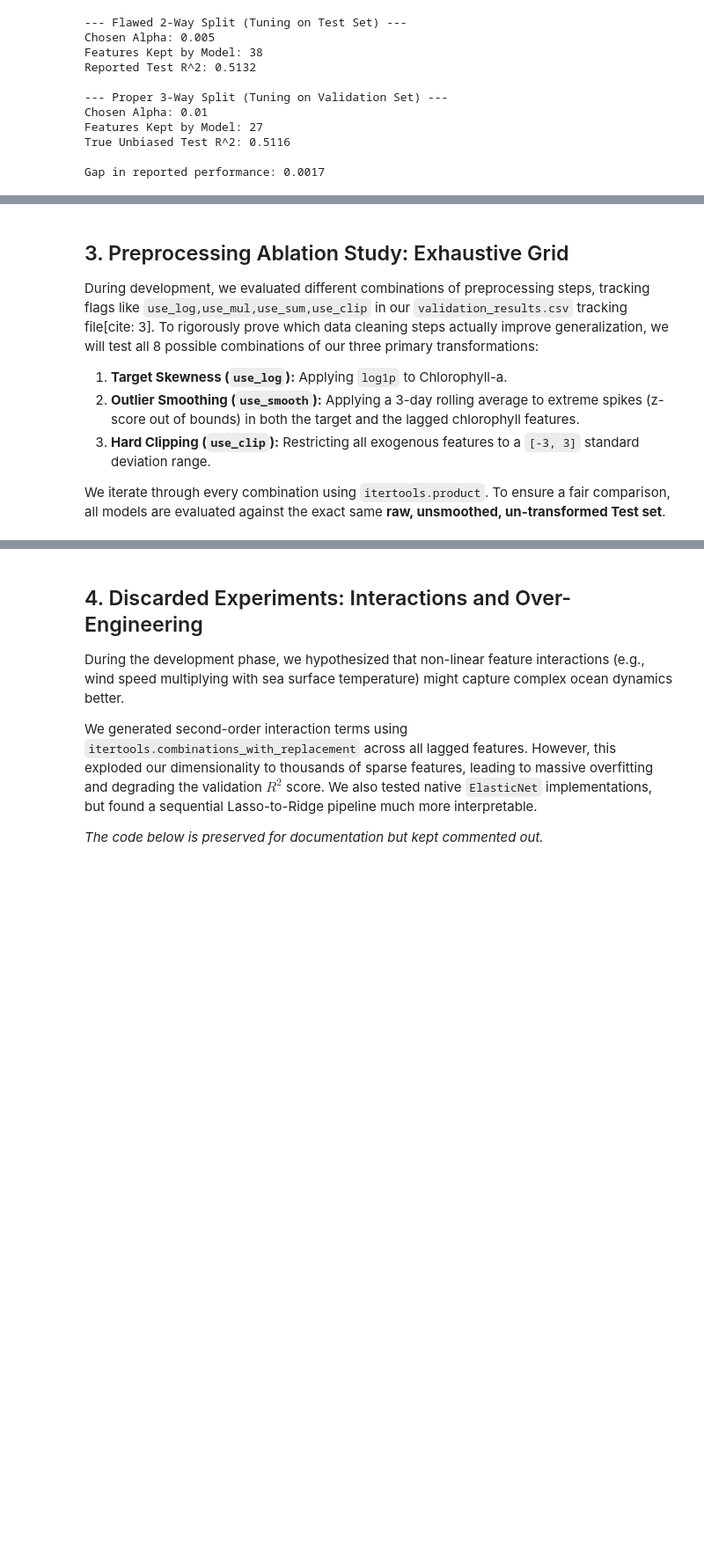
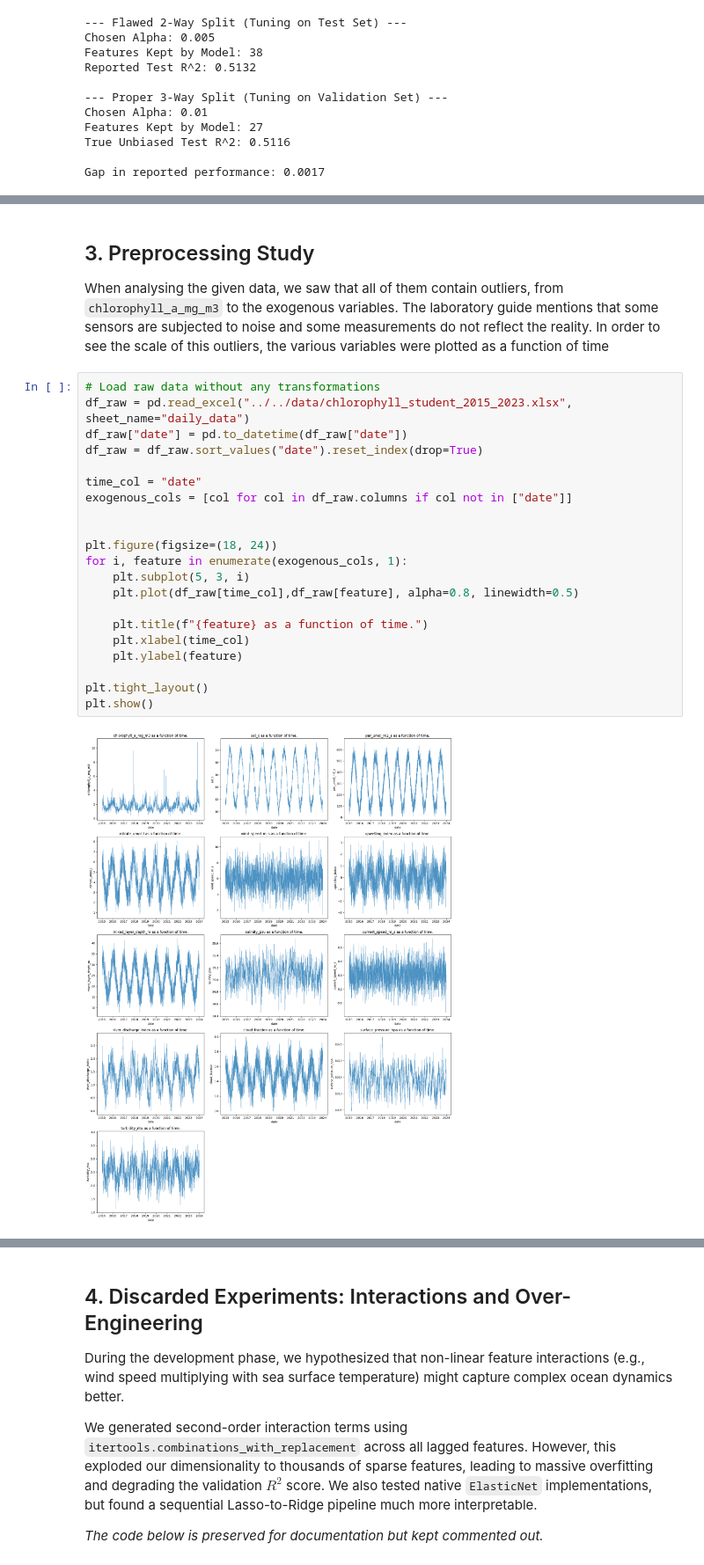
Before and after one commit to gabriel-pinho1/lab-machine-learning, a Jupyter notebook: lab_2/student_submission_template/training_code/train.ipynb, the cells around one changed output, grey strips where cells are left out. Shown at 88% size. Saved outputs shown, nothing was run; the diff lists cells and outputs as text; blank space fills up the shorter version.

```diff
--- a/lab_2/student_submission_template/training_code/train.ipynb
+++ b/lab_2/student_submission_template/training_code/train.ipynb
@@ -194,10 +239,26 @@ Gap in reported performance: 0.0017
 # %% [markdown]
-## 3. Preprocessing Ablation Study: Exhaustive Grid
-
-During development, we evaluated different combinations of preprocessing steps, tracking flags like `use_log,use_mul,use_sum,use_clip` in our `validation_results.csv` tracking file[cite: 3]. To rigorously prove which data cleaning steps actually improve generalization, we will test all 8 possible combinations of our three primary transformations:
-
-1. **Target Skewness (`use_log`):** Applying `log1p` to Chlorophyll-a.
-2. **Outlier Smoothing (`use_smooth`):** Applying a 3-day rolling average to extreme spikes (z-score out of bounds) in both the target and the lagged chlorophyll features.
-3. **Hard Clipping (`use_clip`):** Restricting all exogenous features to a `[-3, 3]` standard deviation range.
-
-We iterate through every combination using `itertools.product`. To ensure a fair comparison, all models are evaluated against the exact same **raw, unsmoothed, un-transformed Test set**.
+## 3. Preprocessing Study
+When analysing the given data, we saw that all of them contain outliers, from `chlorophyll_a_mg_m3` to the exogenous variables. The laboratory guide mentions that some sensors are subjected to noise and some measurements do not reflect the reality. In order to see the scale of this outliers, the various variables were plotted as a function of time
+# %%
+# Load raw data without any transformations
+df_raw = pd.read_excel("../../data/chlorophyll_student_2015_2023.xlsx", sheet_name="daily_data")
+df_raw["date"] = pd.to_datetime(df_raw["date"])
+df_raw = df_raw.sort_values("date").reset_index(drop=True)
+
+time_col = "date"
+exogenous_cols = [col for col in df_raw.columns if col not in ["date"]]
+
+
+plt.figure(figsize=(18, 24))
+for i, feature in enumerate(exogenous_cols, 1):
+    plt.subplot(5, 3, i)
+    plt.plot(df_raw[time_col],df_raw[feature], alpha=0.8, linewidth=0.5)
+
+    plt.title(f"{feature} as a function of time.")
+    plt.xlabel(time_col)
+    plt.ylabel(feature)
+
+plt.tight_layout()
+plt.show()
+# %% [output]
+[figure, added]
```
Also changed, not shown: parts of 5 cells of this notebook, 1 other file.
